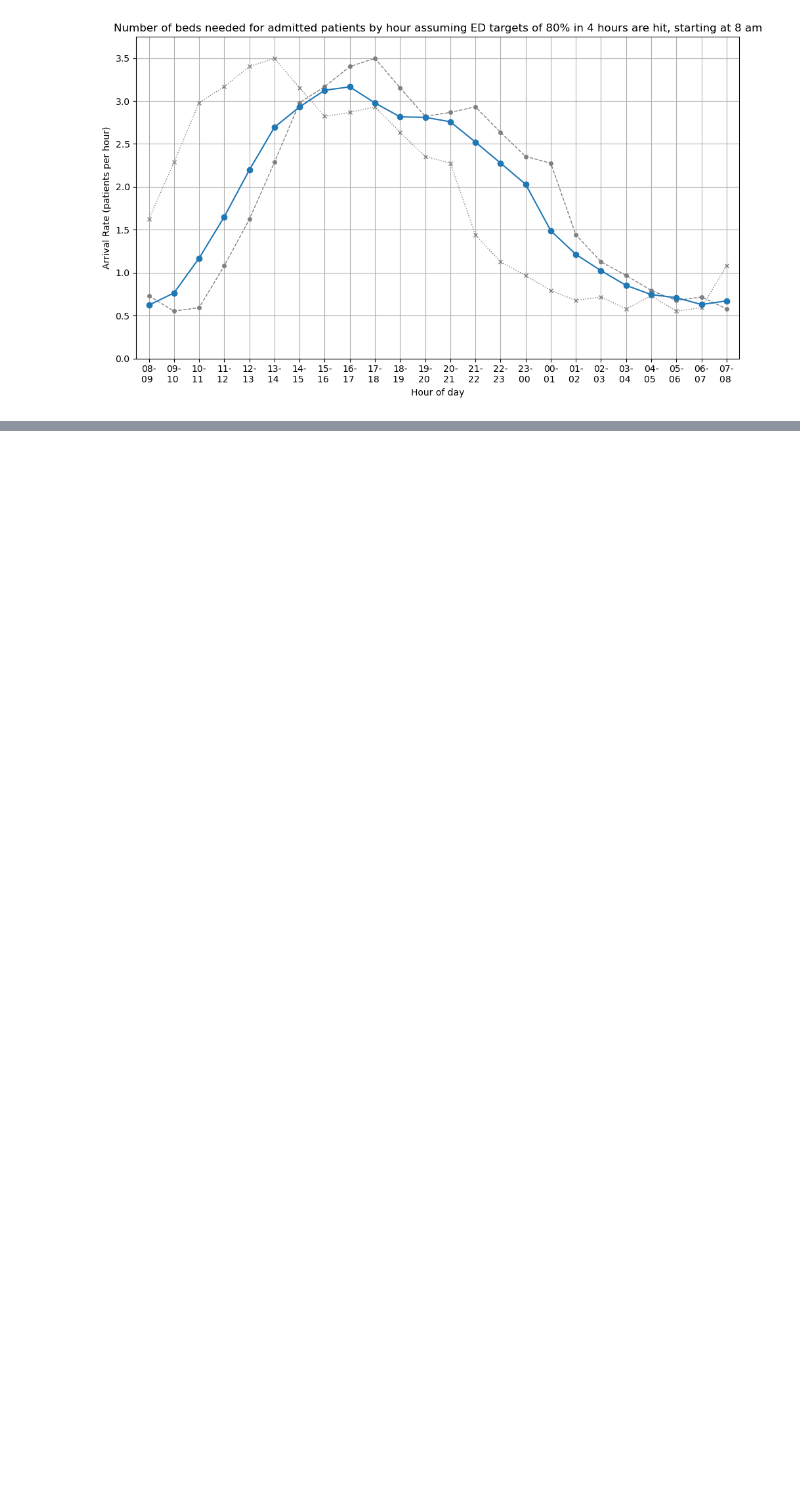
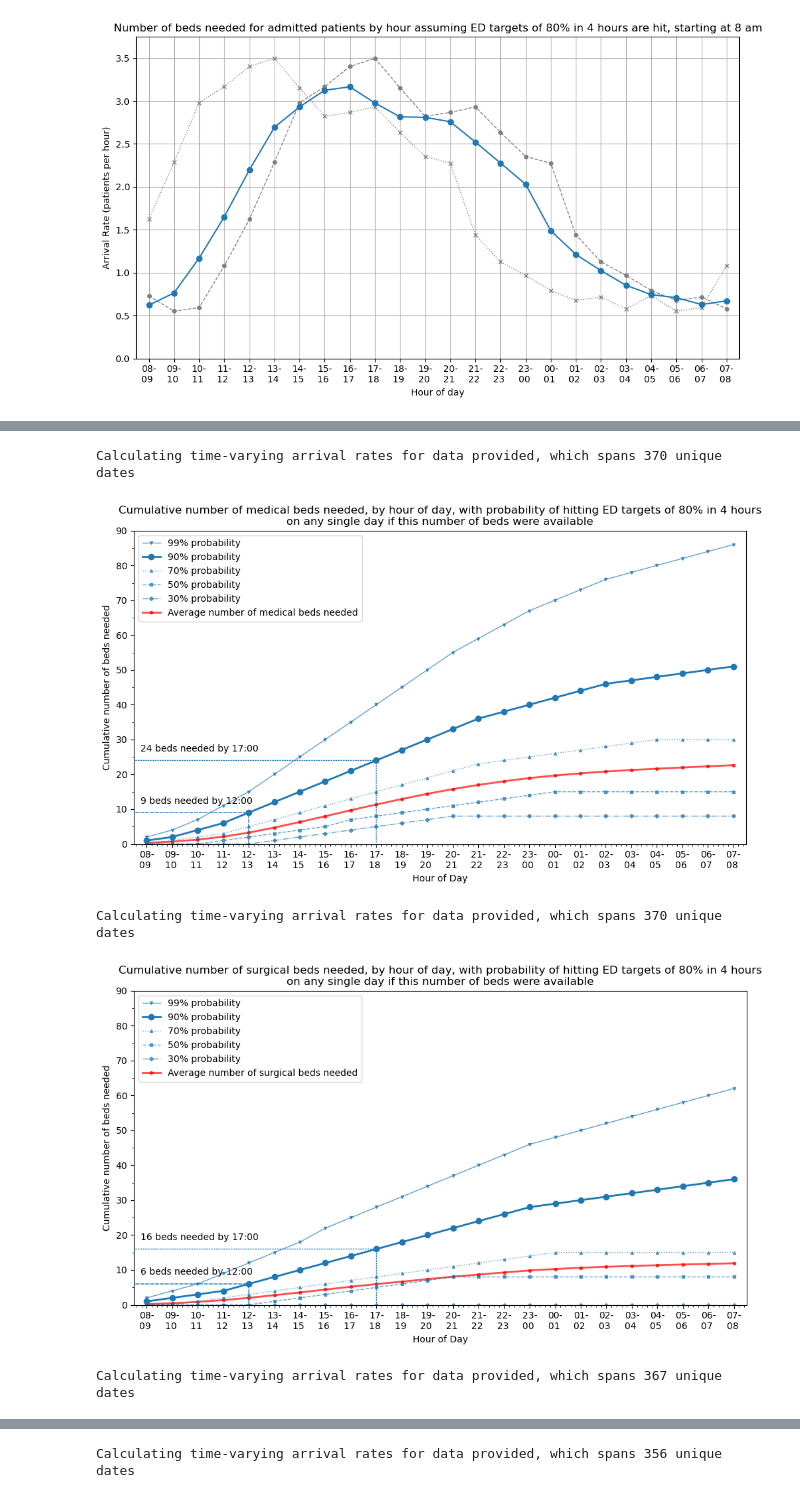
Before and after one commit to zmek/patientflow, a Jupyter notebook: notebooks/experiments/Modelling_to_show_true_demand_by_spec.ipynb, the cells around one changed output, grey strips where cells are left out. Drawn from its saved outputs; the diff is of its cells as text; code cells hidden in the pictures; blank space fills up the shorter version.

```diff
--- a/notebooks/experiments/Modelling_to_show_true_demand_by_spec.ipynb
+++ b/notebooks/experiments/Modelling_to_show_true_demand_by_spec.ipynb
@@ -671,0 +684,15 @@ sum(percentiles[4])
+# %%
+for _spec in ['medical', 'surgical', 'haem/onc', 'paediatric']:
+    train_yta_spec = train_yta[(~train_yta.specialty.isnull()) & (train_yta.specialty == _spec)]
+    poisson_means_sum_spec = get_true_demand_by_hour(train_yta_spec)
+    __spec = _spec.replace('/', '_')
+
+    title = f'Cumulative number of {__spec} beds needed, by hour of day, with probability of hitting ED targets of {int(y1*100)}% in {int(x1)} hours\non any single day if this number of beds were available'
+
+    plot_final(hour_labels, poisson_means_sum_spec, title, _spec = _spec, start_plot_index = 8, set_y_lim = 90)
+# %% [output]
+Calculating time-varying arrival rates for data provided, which spans 370 unique dates
+[figure, added]
+Calculating time-varying arrival rates for data provided, which spans 370 unique dates
+[figure, added]
+Calculating time-varying arrival rates for data provided, which spans 367 unique dates
@@ -671,0 +700 @@ sum(percentiles[4])
+Calculating time-varying arrival rates for data provided, which spans 356 unique dates
```
Also changed, not shown: parts of 26 cells of this notebook, 6 other files.
